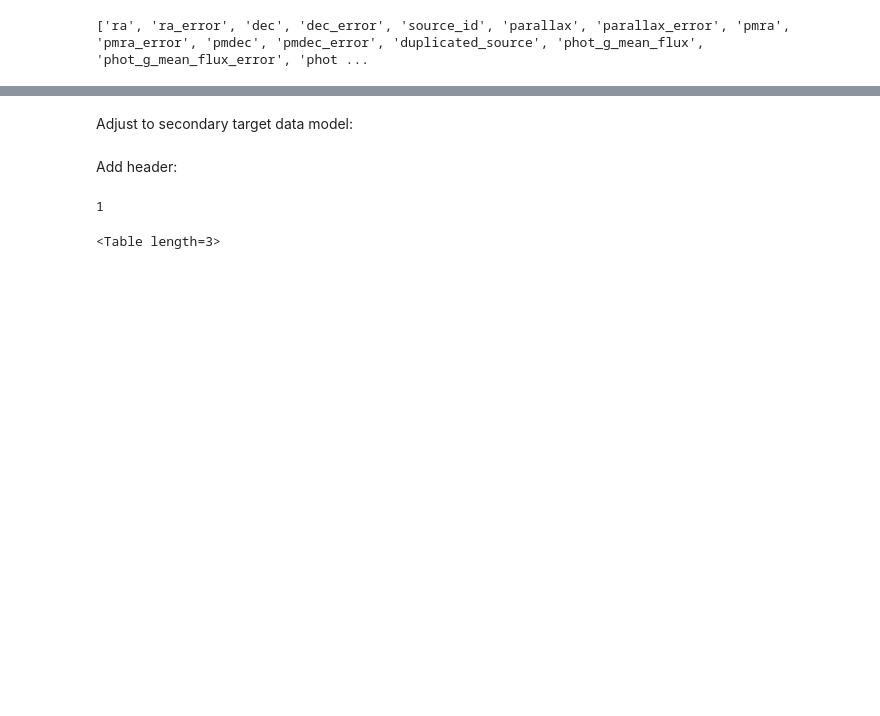
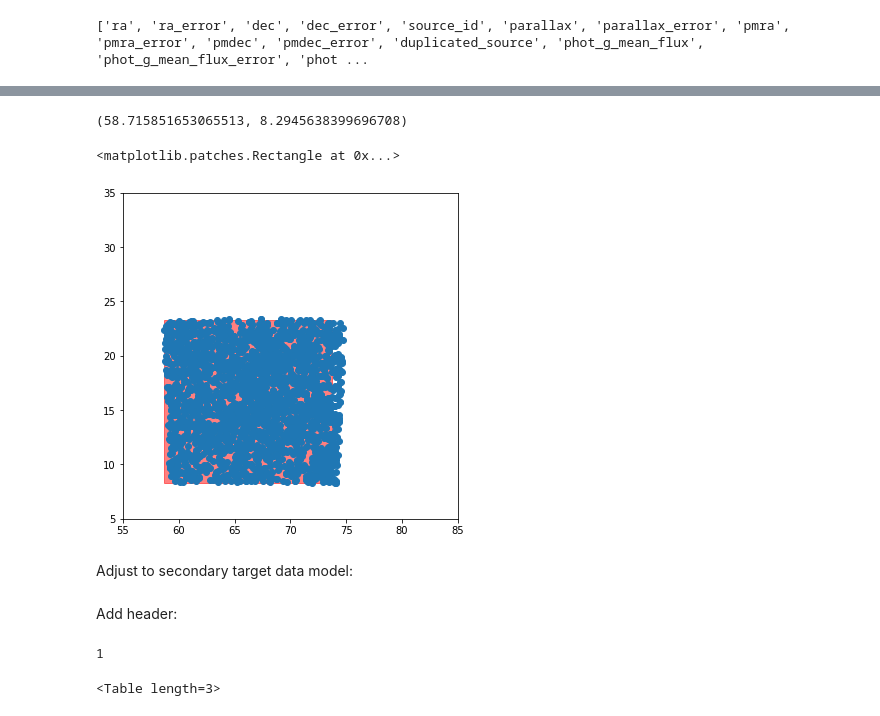
Before and after one commit to apcooper/mws_secondary, a Jupyter notebook: MWS_SPECIAL_HYADES_SV/1/code/MWS_SPECIAL_HYADES_SV.ipynb, the cells around one changed output, grey strips where cells are left out. Drawn from its saved outputs; the diff is of its cells as text; code cells hidden in the pictures; blank space fills up the shorter version.

```diff
--- a/MWS_SPECIAL_HYADES_SV/1/code/MWS_SPECIAL_HYADES_SV.ipynb
+++ b/MWS_SPECIAL_HYADES_SV/1/code/MWS_SPECIAL_HYADES_SV.ipynb
@@ -124,3 +122,18 @@ pl.axvline(BRIGHT_TIME_BRIGHT_LIMIT,c='r',alpha=0.5);
+# %%
+pl.figure(figsize=(6,6))
+pl.scatter(d['ra'],d['dec'])
+pl.axis('auto')
+pl.xlim(55,85)
+pl.ylim(5,35)
+xy = (d['ra'].min(),d['dec'].min())
+print(xy)
+p = pl.Rectangle(xy,15,15,fill=True,color='r',alpha=0.5,zorder=-10)
+ax = pl.gca()
+ax.add_patch(p)
+# %% [output]
+(58.715851653065513, 8.2945638399696708)
+<matplotlib.patches.Rectangle at 0x...>
+[figure, added]
 # %% [markdown]
 Adjust to secondary target data model:
 # %%
```
Also changed, not shown: parts of 6 cells of this notebook, 1 other file.
